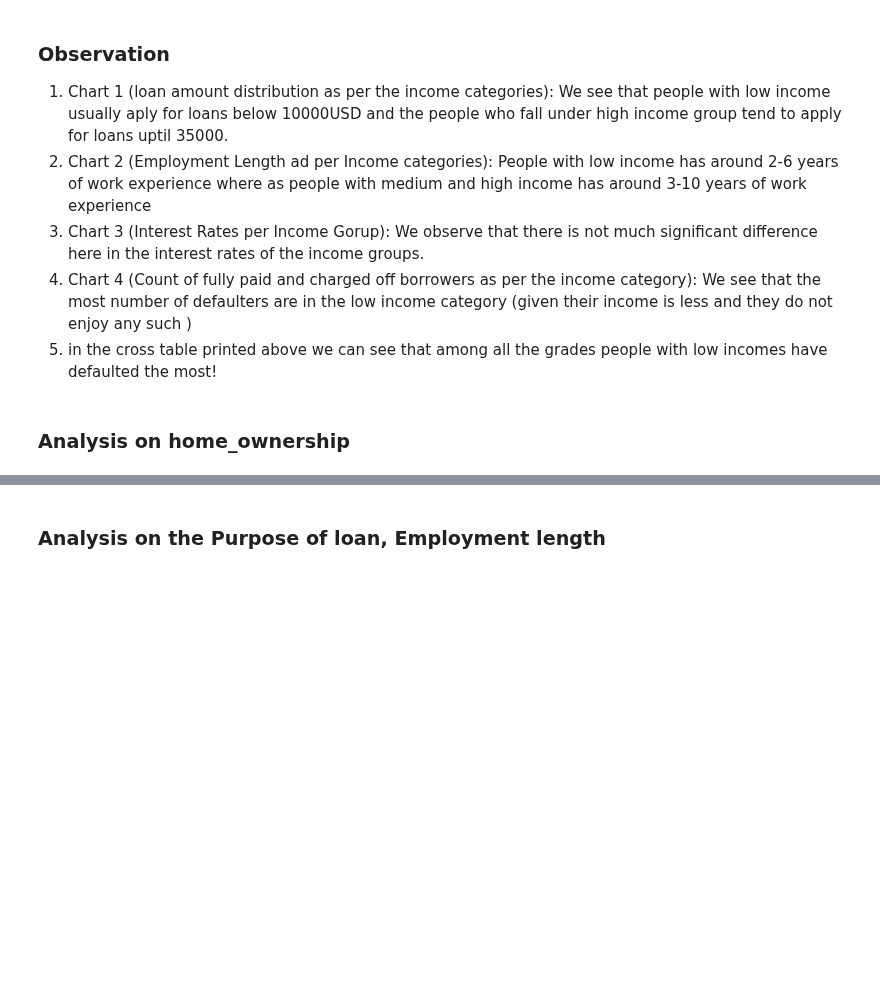
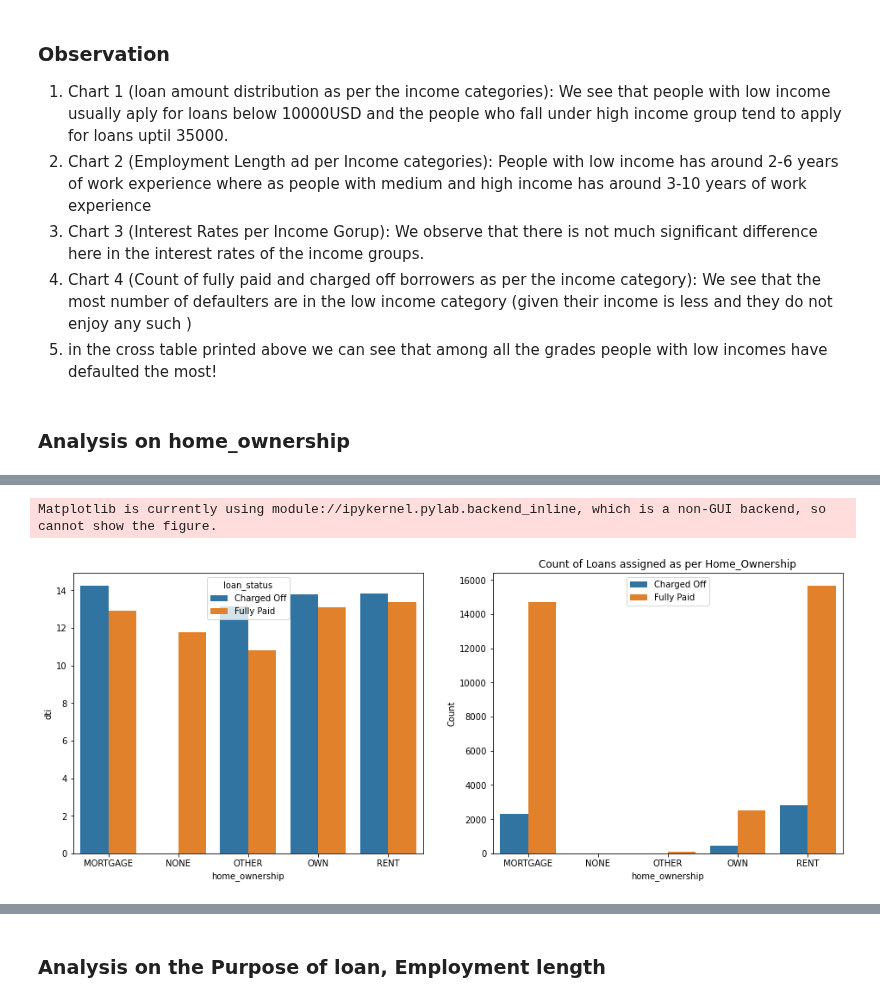
Before and after one commit to aditya-mishra25/Lending_Case_Study, a Jupyter notebook: Lending Case Study.ipynb, the cells around one changed output, grey strips where cells are left out. Saved outputs shown, nothing was run; the diff lists cells and outputs as text; code cells hidden in the pictures; blank space fills up the shorter version.

Commit message:
replaced plotly charts with seaborn - 2

```diff
--- a/Lending Case Study.ipynb
+++ b/Lending Case Study.ipynb
@@ -423,7 +421,13 @@ sns.boxplot(x="income_category",y="grades")
 ### Analysis on  home_ownership
 # %%
 # home_ownership, emp_length and annual income
-df = data[['home_ownership','loan_status','dti']].groupby(['home_ownership','loan_status'], as_index=False).mean()
-fig = px.bar(df, x="home_ownership", y="dti", title='Average Annual Income basis the home_ownerhsip')
+fig, ((ax1, ax2))= plt.subplots(nrows=1, ncols=2, figsize=(16,6))
+df = data[['home_ownership','loan_status','dti','loan_amnt']].groupby(['home_ownership','loan_status'], as_index=False).agg({'dti':'mean','loan_amnt':'sum'})
+sns.barplot(data=df, x="home_ownership", y="dti", hue='loan_status', ax=ax1)
+df = data[['home_ownership','loan_status','id']].groupby(['home_ownership','loan_status'], as_index=False).count()
+df.rename(columns={'id':'Count'}, inplace=True)
+sns.barplot(data=df, x="home_ownership", y="Count", hue="loan_status")
+ax2.set_title('Count of Loans assigned as per Home_Ownership')
+ax2.legend(loc='upper center')
 fig.show()
 # %% [output]
@@ -430,0 +434,2 @@ fig.show()
+Matplotlib is currently using module://ipykernel.pylab.backend_inline, which is a non-GUI backend, so cannot show the figure.
+[figure, added]
```
Also changed, not shown: parts of 22 cells of this notebook.
